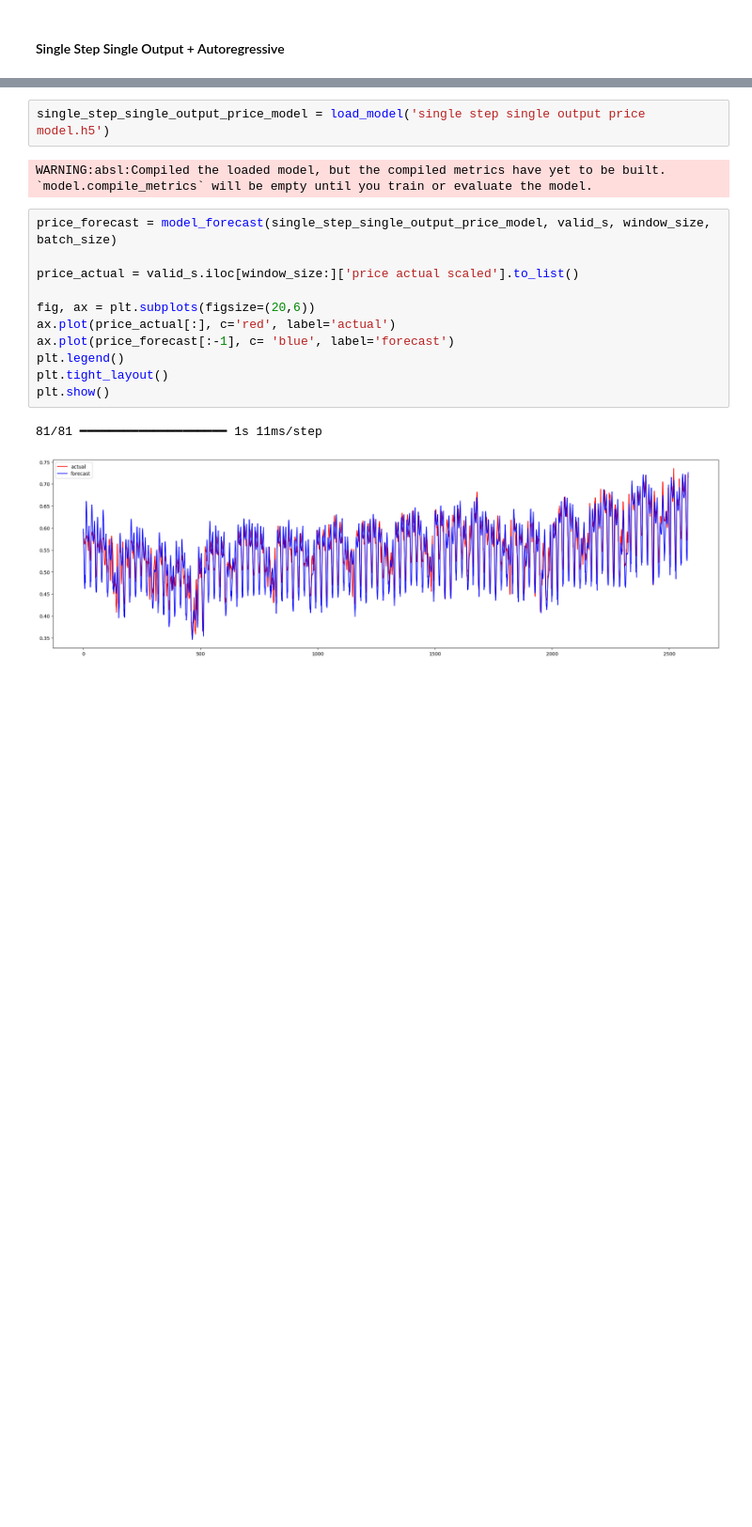
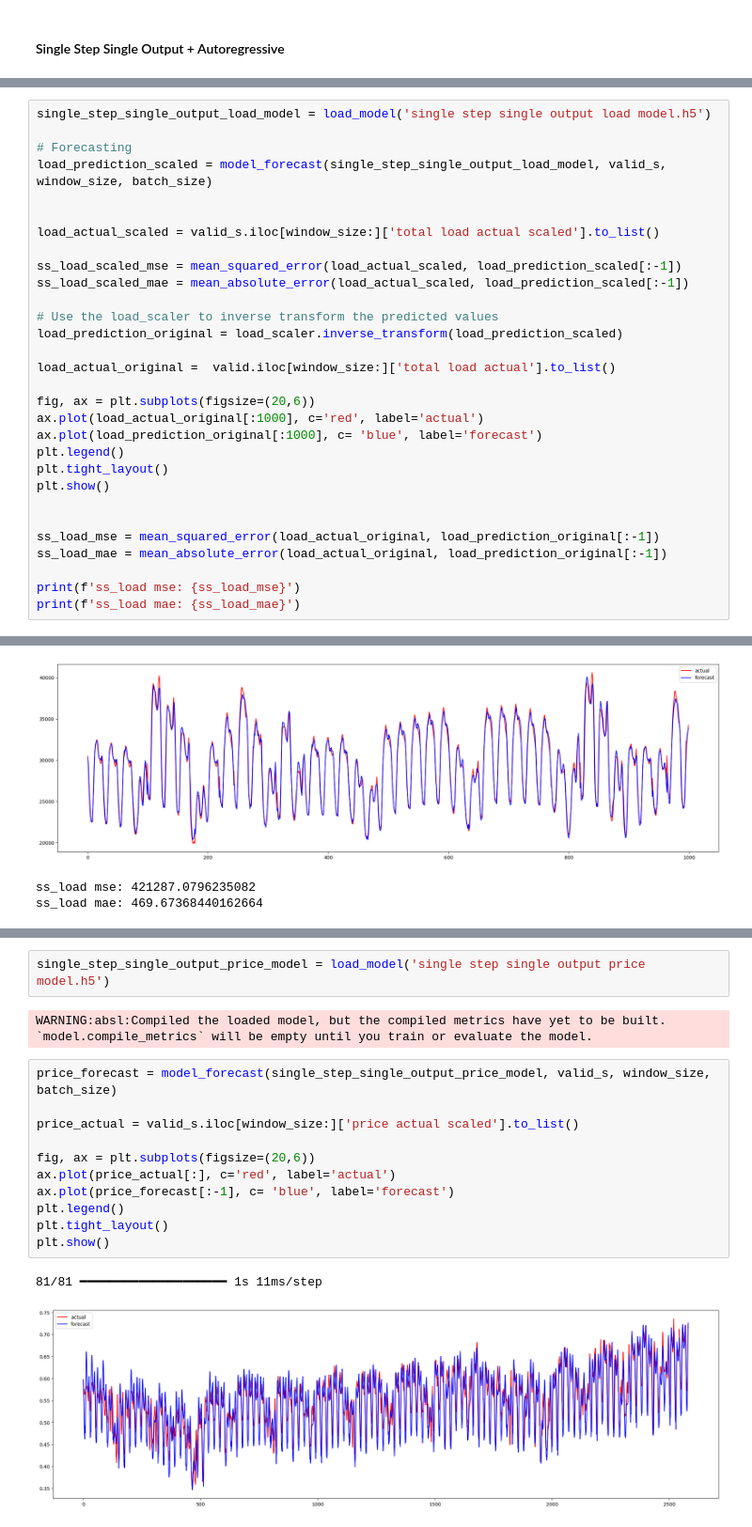
Before and after one commit to Jackson00Han/Time-Series-Training, a Jupyter notebook: Copy_of_multivariate_time_series.ipynb, the cells around one changed output, grey strips where cells are left out. Shown at 94% size. Cells and saved outputs as stored; diff of their text form; blank space fills up the shorter version.

```diff
--- a/Copy_of_multivariate_time_series.ipynb
+++ b/Copy_of_multivariate_time_series.ipynb
@@ -489,0 +571,31 @@ def model_forecast(model, test_series, window_size, batch_size):
+# %%
+single_step_single_output_load_model = load_model('single step single output load model.h5')
+
+# Forecasting
+load_prediction_scaled = model_forecast(single_step_single_output_load_model, valid_s, window_size, batch_size)
+
+
+load_actual_scaled = valid_s.iloc[window_size:]['total load actual scaled'].to_list()
+
+ss_load_scaled_mse = mean_squared_error(load_actual_scaled, load_prediction_scaled[:-1])
+ss_load_scaled_mae = mean_absolute_error(load_actual_scaled, load_prediction_scaled[:-1])
+
+# Use the load_scaler to inverse transform the predicted values
+load_prediction_original = load_scaler.inverse_transform(load_prediction_scaled)
+
+load_actual_original =  valid.iloc[window_size:]['total load actual'].to_list()
+
+fig, ax = plt.subplots(figsize=(20,6))
+ax.plot(load_actual_original[:1000], c='red', label='actual')
+ax.plot(load_prediction_original[:1000], c= 'blue', label='forecast')
+plt.legend()
+plt.tight_layout()
+plt.show()
+
+
+ss_load_mse = mean_squared_error(load_actual_original, load_prediction_original[:-1])
+ss_load_mae = mean_absolute_error(load_actual_original, load_prediction_original[:-1])
+
+print(f'ss_load mse: {ss_load_mse}')
+print(f'ss_load mae: {ss_load_mae}')
+# %% [output]
@@ -490,2 +604,5 @@ def model_forecast(model, test_series, window_size, batch_size):
+[figure, added]
+ss_load mse: 421287.0796235082
+ss_load mae: 469.67368440162664
 # %%
 # Price
```
Also changed, not shown: parts of 37 cells of this notebook.
